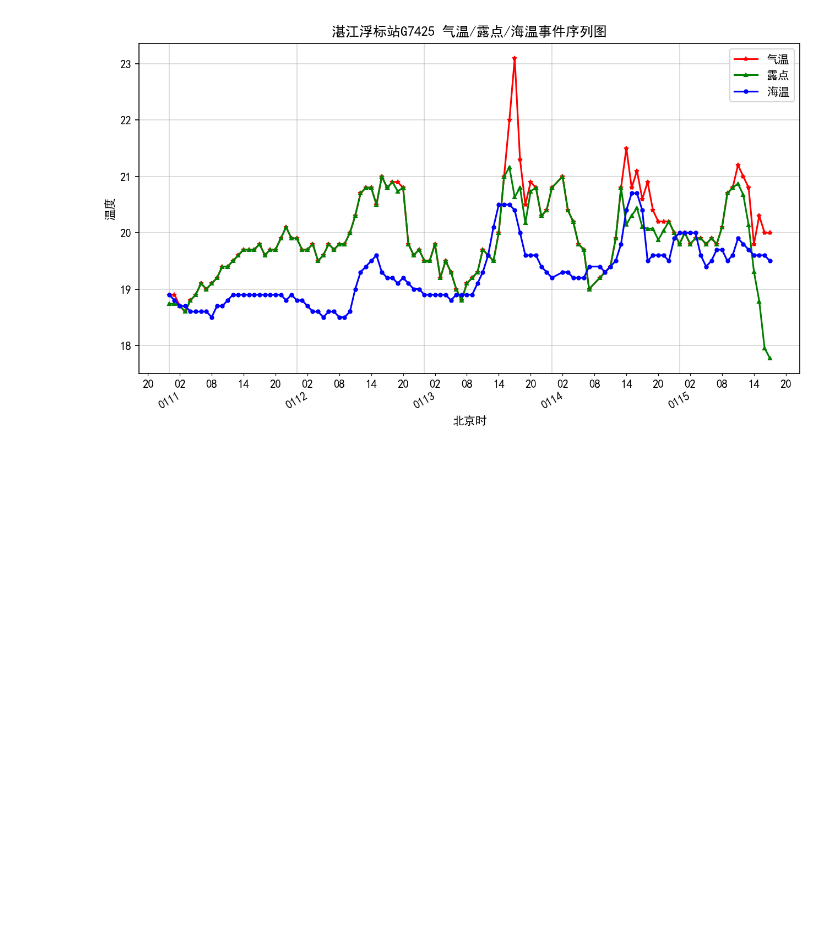
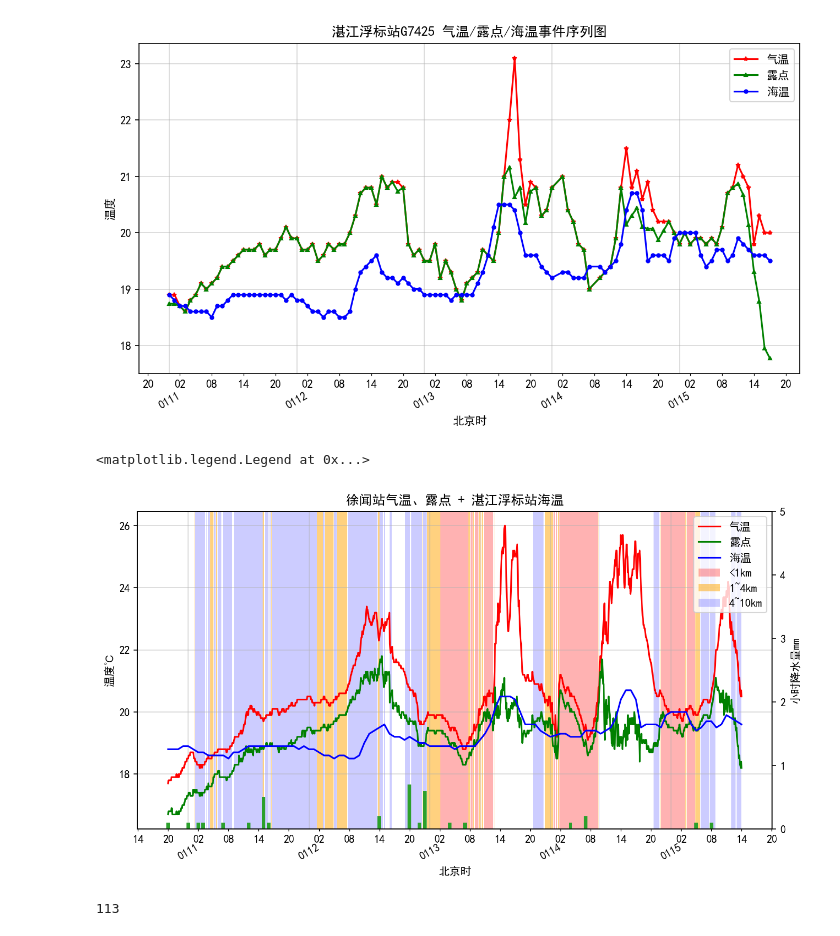
Before and after one commit to hanchyhill/python, a Jupyter notebook: seafog/src/statistics/2023/draw_fog_timeline.ipynb, the cells around one changed output. Drawn from its saved outputs; the diff is of its cells as text; code cells hidden in the pictures; blank space fills up the shorter version.

```diff
--- a/seafog/src/statistics/2023/draw_fog_timeline.ipynb
+++ b/seafog/src/statistics/2023/draw_fog_timeline.ipynb
@@ -125,3 +125,59 @@ utc_inter_index = inter_index.to_series() + pd.Timedelta(-8,unit='h')
 
 df_G7425_inter = df_G7425.loc[inter_index]
 df_59754_inter = df_59754.loc[utc_inter_index]
+# %%
+start_time = pd.Timestamp('2023-01-10 20:00')
+end_time = pd.Timestamp('2023-01-15 14:00')
+time_mask = ((df_59754['ObserveTime'] >= start_time) & (df_59754['ObserveTime'] <= end_time))
+df_59754_mask = df_59754.loc[time_mask]
+df_G7425_mask = df_G7425.loc[((df_G7425['ObserveTime'] >= start_time) & (df_G7425['ObserveTime'] <= end_time))]
+
+fig = plt.figure(figsize=(8, 4), dpi=150)  # 添加画布
+ax = fig.add_axes([0, 0, 1, 1])
+ax.set_ylabel("海雾")
+line_t2m, = ax.plot(df_59754_mask['ObserveTime'], df_59754_mask[code_info['t2m']], color='r', markersize=4, label='2m气温', zorder=2)
+line_td, = ax.plot(df_59754_mask['ObserveTime'], df_59754_mask[code_info['td']], color='g',  label='露点', zorder=3)
+line_sst, = ax.plot(df_G7425_mask.index, df_G7425_mask['SeaTemperature'], color='b', label='海温', zorder=4)
+_,_x, ymin, ymax = plt.axis()
+ax.set_ylim(ymin, ymax)
+# bar_rain = ax2.bar(df_59754_mask['ObserveTime'], df_59754_mask[code_info['rain01']], linewidth=0, align='center', width=0.1, color='tab:green', label='降水', zorder=0)
+
+# 绘制降水
+ax2 = ax.twinx()
+df_59754_time_int = df_59754_mask.loc[df_59754_mask['ObserveTime'].dt.minute==0]
+bar_rain = ax2.bar(df_59754_time_int['ObserveTime'], df_59754_time_int[code_info['rain01']], linewidth=0, align='center', width=0.03, color='tab:green', label='降水', zorder=0)
+ax2.set_ylim(0, 5)
+ax2.set_ylabel("小时降水量mm")
+
+# 绘制能见度区域
+td_min = df_59754_mask[code_info['td']].min()
+vis01 = ax.fill_between(df_59754_mask['ObserveTime'], ymax,ymin, where=df_59754_mask[code_info['vis_10min']] < 1000, facecolor='red', alpha=.3)
+vis02 = ax.fill_between(df_59754_mask['ObserveTime'], ymax,ymin, where=((df_59754_mask[code_info['vis_10min']] > 1000) & (df_59754_mask[code_info['vis_10min']]<4000)), facecolor='orange', alpha=.5)
+vis03 = ax.fill_between(df_59754_mask['ObserveTime'], ymax,ymin, where=((df_59754_mask[code_info['vis_10min']] > 4000) & (df_59754_mask[code_info['vis_10min']]<10000)), facecolor='blue', alpha=.2)
+
+# 设置x轴主刻度格式
+alldays = mdates.DayLocator()  # 主刻度为每天
+ax.xaxis.set_major_locator(alldays)  # 设置主刻度
+ax.xaxis.set_major_formatter(mdates.DateFormatter('%m%d'))
+ax.xaxis.set_tick_params(rotation=30, labelsize=10)
+# 设置副刻度格式
+hoursLoc = mpl.dates.HourLocator(byhour=[2, 8, 14, 20])  # 为6小时为1副刻度
+ax.xaxis.set_minor_locator(hoursLoc)
+ax.xaxis.set_minor_formatter(mdates.DateFormatter('%H'))
+# 参数pad用于设置刻度线与标签间的距离
+ax.tick_params(axis='x', which='major', pad=12, length=0)
+ax.grid(True,alpha=0.5)
+ax.set_xlabel("北京时")
+ax.set_ylabel("温度℃")
+ax.set_title(f'徐闻站气温、露点 + 湛江浮标站海温')
+
+
+
+plt.legend([line_t2m, line_td, line_sst,vis01,vis02,vis03], ['气温', '露点', '海温','<1km','1~4km','4~10km'])
+# %% [output]
+<matplotlib.legend.Legend at 0x...>
+[figure, added]
+# %%
+len( df_G7425_mask['SeaTemperature'])
+# %% [output]
+113
```
Also changed, not shown: parts of 4 cells of this notebook.
